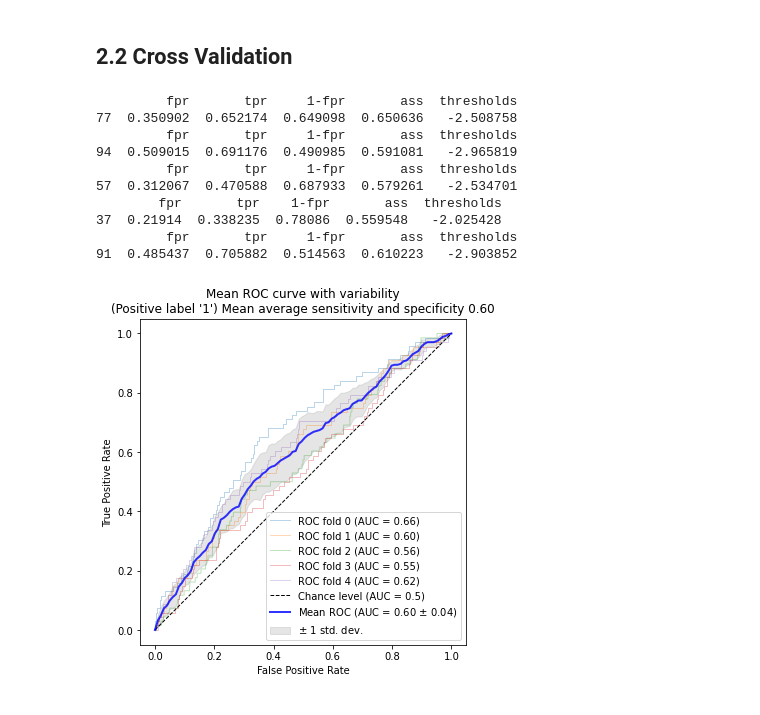
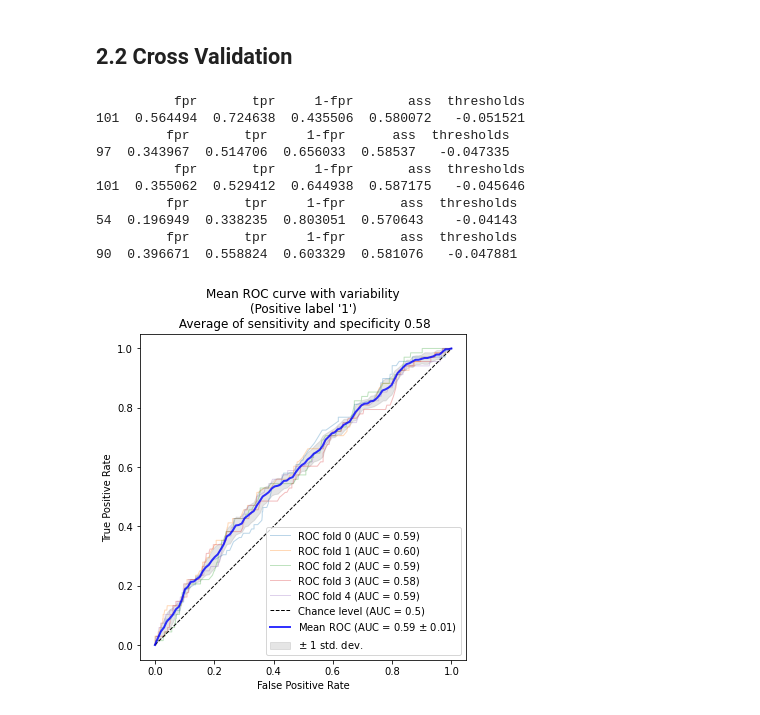
Before and after one commit to geshijoker/ABCDFusion, a Jupyter notebook: notebooks/otherdata_preliminary.ipynb, the cells around one changed output. Cells and saved outputs as stored; diff of their text form; code cells hidden in the pictures.

```diff
--- a/notebooks/preliminary.ipynb
+++ b/notebooks/otherdata_preliminary.ipynb
@@ -296,7 +296,7 @@ confusion matrix is
 # %%
 cv = StratifiedKFold(n_splits=num_splits)
 # pick one from classifiers
-classifier = classifiers[9]
+classifier = classifiers[7]
 clf = make_pipeline(StandardScaler(), classifier)
 # classifier = svm.SVC(kernel="linear", probability=True, random_state=random_state)
 # pick one from classifiers
@@ -346,40 +346,40 @@ ax.plot(
     color="b",
     label=r"Mean ROC (AUC = %0.2f $\pm$ %0.2f)" % (mean_auc, std_auc),
     lw=2,
     alpha=0.8,
 )
 
 std_tpr = np.std(tprs, axis=0)
 tprs_upper = np.minimum(mean_tpr + std_tpr, 1)
 tprs_lower = np.maximum(mean_tpr - std_tpr, 0)
 ax.fill_between(
     mean_fpr,
     tprs_lower,
     tprs_upper,
     color="grey",
     alpha=0.2,
     label=r"$\pm$ 1 std. dev.",
 )
 
 ax.set(
     xlim=[-0.05, 1.05],
     ylim=[-0.05, 1.05],
     xlabel="False Positive Rate",
     ylabel="True Positive Rate",
-    title=f"Mean ROC curve with variability\n(Positive label '{classes[1]}') Mean average sensitivity and specificity {mean_yi:.2f}",
+    title=f"Mean ROC curve with variability\n(Positive label '{classes[1]}')\n Average of sensitivity and specificity {mean_yi:.2f}",
 )
 ax.axis("square")
 ax.legend(loc="lower right")
 plt.show()
 # %% [output]
+          fpr       tpr     1-fpr       ass  thresholds
+101  0.564494  0.724638  0.435506  0.580072   -0.051521
+         fpr       tpr     1-fpr      ass  thresholds
+97  0.343967  0.514706  0.656033  0.58537   -0.047335
+          fpr       tpr     1-fpr       ass  thresholds
+101  0.355062  0.529412  0.644938  0.587175   -0.045646
          fpr       tpr     1-fpr       ass  thresholds
-77  0.350902  0.652174  0.649098  0.650636   -2.508758
+54  0.196949  0.338235  0.803051  0.570643    -0.04143
          fpr       tpr     1-fpr       ass  thresholds
-94  0.509015  0.691176  0.490985  0.591081   -2.965819
-         fpr       tpr     1-fpr       ass  thresholds
-57  0.312067  0.470588  0.687933  0.579261   -2.534701
-        fpr       tpr    1-fpr       ass  thresholds
-37  0.21914  0.338235  0.78086  0.559548   -2.025428
-         fpr       tpr     1-fpr       ass  thresholds
-91  0.485437  0.705882  0.514563  0.610223   -2.903852
+90  0.396671  0.558824  0.603329  0.581076   -0.047881
-[figure, old version]
+[figure, new version]
```
Also changed, not shown: 2 other files.
